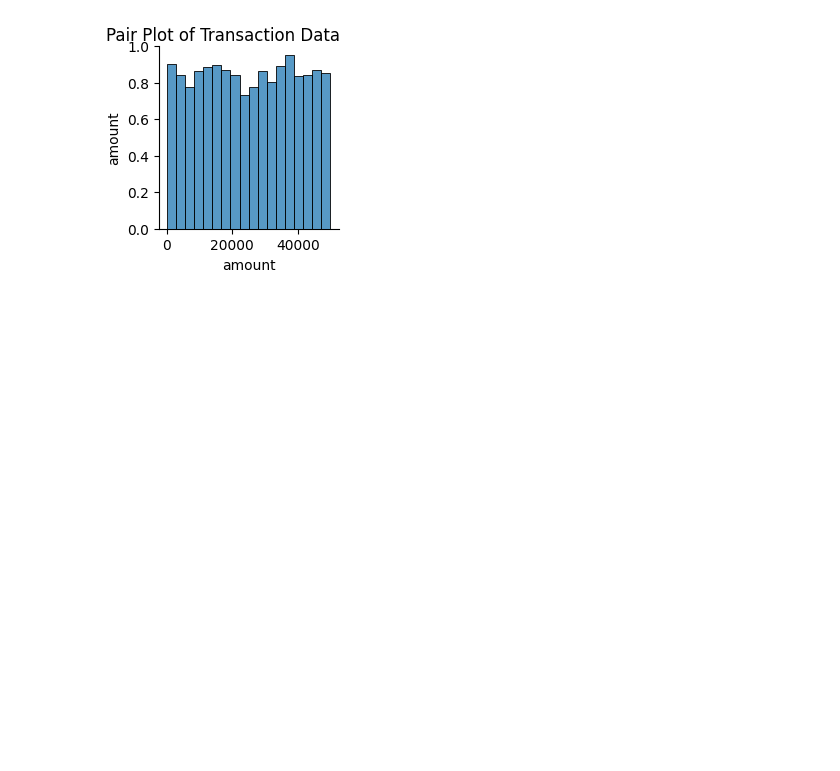
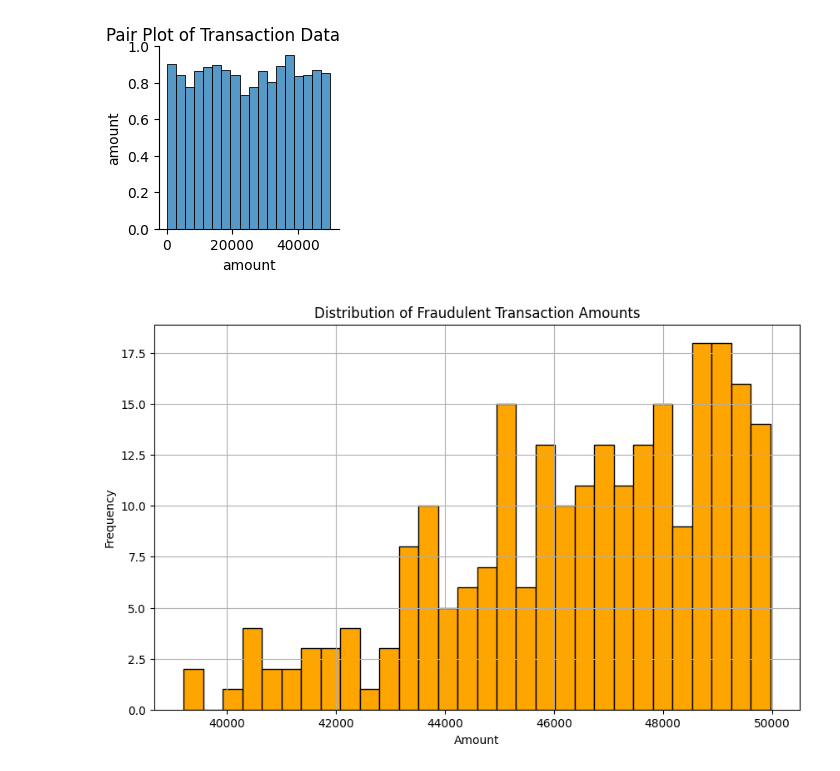
Before and after one commit to rajusau/Financial-Transaction-Analysis, a Jupyter notebook: Python_Visualization.ipynb, the cells around one changed output. Saved outputs shown, nothing was run; the diff lists cells and outputs as text; code cells hidden in the pictures; blank space fills up the shorter version.

```diff
--- a/Python_Visualization.ipynb
+++ b/Python_Visualization.ipynb
@@ -83,3 +102,26 @@ plt.suptitle('Pair Plot of Transaction Data', y=1.02)
 plt.show()
 # %% [output]
 [figure]
+# %%
+import pandas as pd
+
+# Load data from CSV files
+df_transactions = pd.read_csv('transactions.csv')
+df_fraud_analysis = pd.read_csv('fraud_analysis.csv')
+
+# Example analysis
+# Merge dataframes
+df_fraud_transactions = df_transactions.merge(df_fraud_analysis, on='transaction_id')
+
+# Visualization example
+import matplotlib.pyplot as plt
+
+plt.figure(figsize=(10, 6))
+plt.hist(df_fraud_transactions['amount'], bins=30, color='orange', edgecolor='black')
+plt.title('Distribution of Fraudulent Transaction Amounts')
+plt.xlabel('Amount')
+plt.ylabel('Frequency')
+plt.grid(True)
+plt.show()
+# %% [output]
+[figure, added]
```
Also changed, not shown: parts of 8 cells of this notebook, 1 other file.
